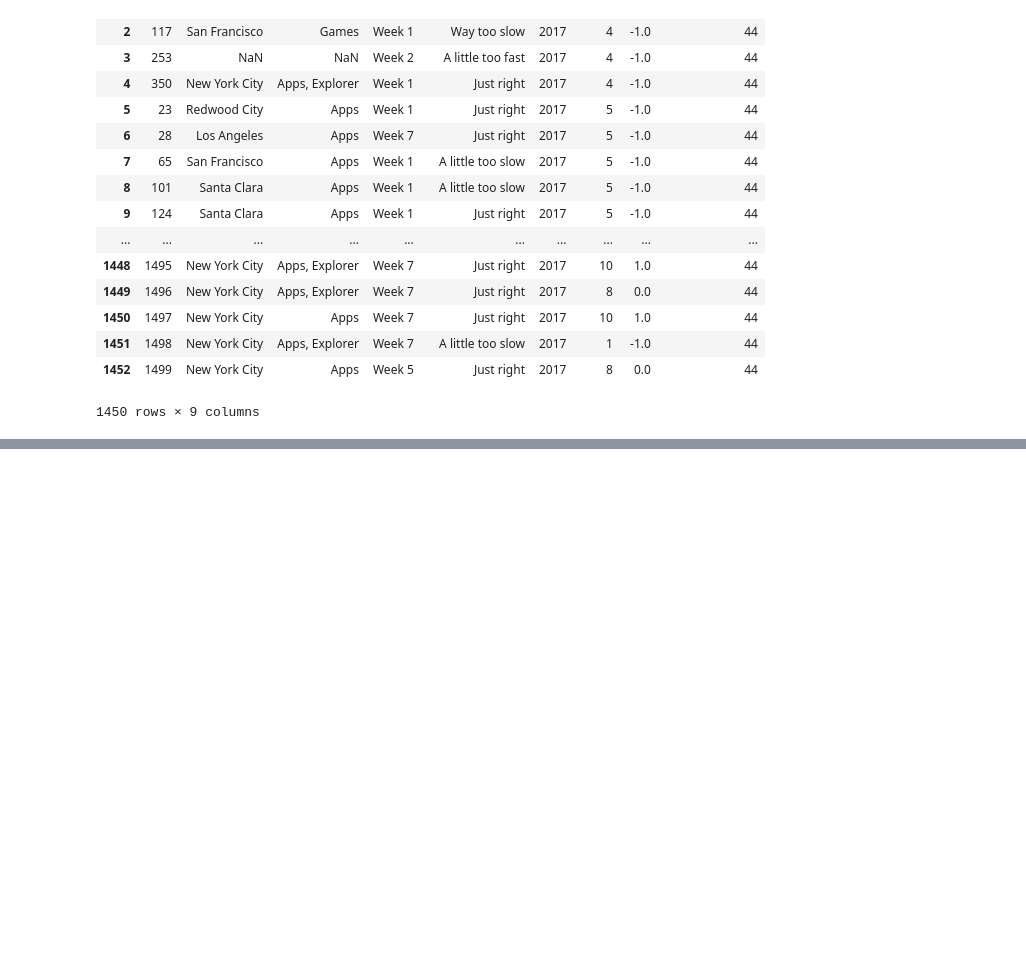
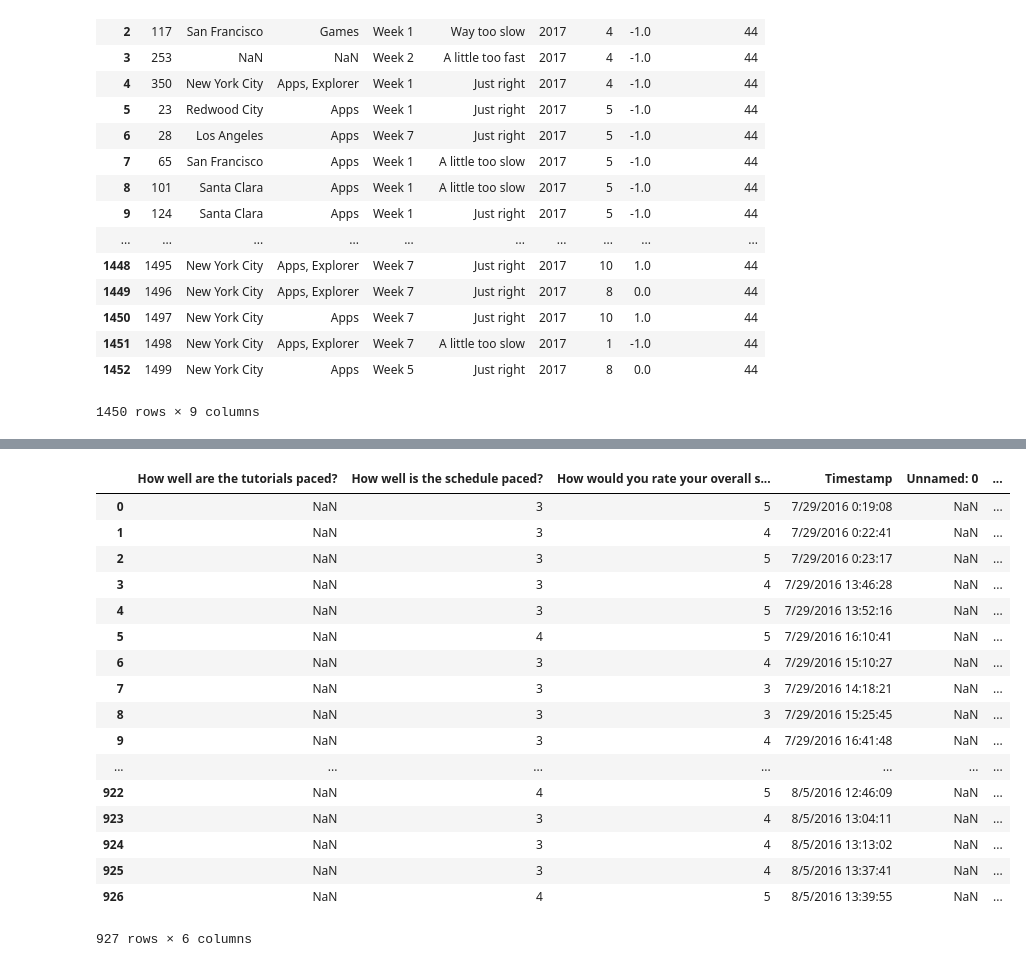
Before and after one commit to jamiejamiebobamie/dataScience1.1, a Jupyter notebook: nps_tutorial.ipynb, the cells around one changed output, grey strips where cells are left out. Cells and saved outputs as stored; diff of their text form; code cells hidden in the pictures; blank space fills up the shorter version.

Commit message:
2016 df almost cleaned and renamed

```diff
--- a/nps_tutorial.ipynb
+++ b/nps_tutorial.ipynb
@@ -501,0 +567,5 @@ df
+# %%
+all_csvs = glob.glob(os.path.join('datasets/NPS/surveys/2016_renamed/weeks1_7', '*.csv'))
+read_all_csvs = (pd.read_csv(f) for f in all_csvs)
+df = pd.concat(read_all_csvs, ignore_index = True, sort = True)
+df.head()
@@ -501,0 +579,21 @@ df
+# %%
+df
+# %% [output]
+|  | How well are the tutorials paced? | How well is the schedule paced? | How would you rate your overall s... | Timestamp | Unnamed: 0 | ... |
+| 0 | NaN | 3 | 5 | 7/29/2016 0:19:08 | NaN | ... |
+| 1 | NaN | 3 | 4 | 7/29/2016 0:22:41 | NaN | ... |
+| 2 | NaN | 3 | 5 | 7/29/2016 0:23:17 | NaN | ... |
+| 3 | NaN | 3 | 4 | 7/29/2016 13:46:28 | NaN | ... |
+| 4 | NaN | 3 | 5 | 7/29/2016 13:52:16 | NaN | ... |
+| 5 | NaN | 4 | 5 | 7/29/2016 16:10:41 | NaN | ... |
+| 6 | NaN | 3 | 4 | 7/29/2016 15:10:27 | NaN | ... |
+| 7 | NaN | 3 | 3 | 7/29/2016 14:18:21 | NaN | ... |
+| 8 | NaN | 3 | 3 | 7/29/2016 15:25:45 | NaN | ... |
+| 9 | NaN | 3 | 4 | 7/29/2016 16:41:48 | NaN | ... |
+| ... | ... | ... | ... | ... | ... | ... |
+| 922 | NaN | 4 | 5 | 8/5/2016 12:46:09 | NaN | ... |
+| 923 | NaN | 3 | 4 | 8/5/2016 13:04:11 | NaN | ... |
+| 924 | NaN | 3 | 4 | 8/5/2016 13:13:02 | NaN | ... |
+| 925 | NaN | 3 | 4 | 8/5/2016 13:37:41 | NaN | ... |
+| 926 | NaN | 4 | 5 | 8/5/2016 13:39:55 | NaN | ... |
+927 rows × 6 columns
```
Also changed, not shown: parts of 66 cells of this notebook, 40 other files.
